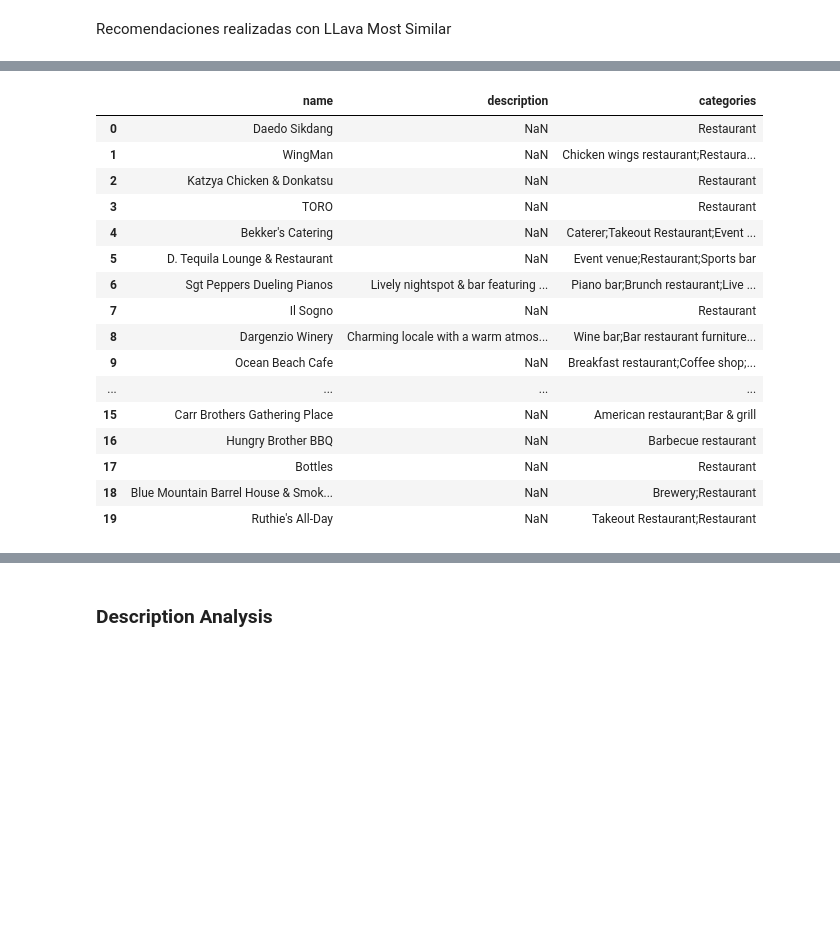
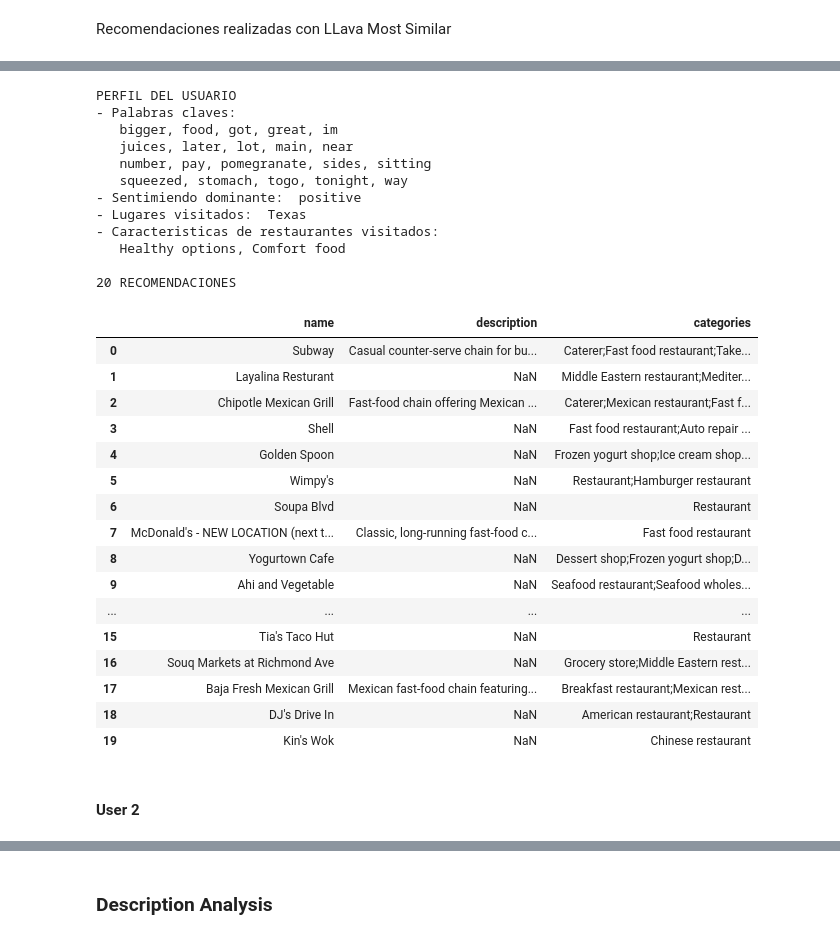
Before and after one commit to pedrozavalat/iic3633-proyecto, a Jupyter notebook: iic3633_LLaVA_Tiny 2.ipynb, the cells around one changed output, grey strips where cells are left out. Cells and saved outputs as stored; diff of their text form; code cells hidden in the pictures; blank space fills up the shorter version.

Commit message:
feat(example): Upload user profile function

```diff
--- a/iic3633_LLaVA_Tiny 2.ipynb
+++ b/iic3633_LLaVA_Tiny 2.ipynb
@@ -603,7 +701,12 @@ for x in x_train:
 ## Training functions
 # %%
 def get_test_embedding(user_id, reviews, mode='knn'):
-    # @Input: Obtenemos el id de un usuario y los ids de sus reviews realizadas
+    '''Funcion que entrega el embedding de testing de un usuario bajo los metodos
+    Mean o MostSimilar
+
+    @input: Obtenemos el id de un usuario y los ids de sus reviews realizadas
+    '''
+
     # Si el usuario solo hizo una review en testing, entonces retornamos el embedding de solo esa review.
     if len(reviews) <= 1:
         rev_id = reviews[0]
@@ -809,6 +912,3 @@ plt.show()
 # Results
 # %% [markdown]
 ## LLaVA - Most Similar
-# %%
-print('LLaVA (Case 1: Most Similar)')
-llava_most_sim_reclist = llava_train(train_users, test_users, mode='knn')
@@ -817,8 +915,10 @@ LLaVA (Case 1: Most Similar)
 # %% [markdown]
 ### Metrics
 # %%
-llava_most_sim_reclist10, llava_most_sim_reclist20 = {}, {}
+print('LLaVA (Case 1: Most Similar)')
+llava_most_sim_reclist10, llava_most_sim_reclist20, llava_most_sim_reclist30 = {}, {}, {}
 
 for user_id, reclists in llava_most_sim_reclist.items():
     llava_most_sim_reclist10[user_id] = reclists[10]
     llava_most_sim_reclist20[user_id] = reclists[20]
+    llava_most_sim_reclist30[user_id] = reclists[30]
@@ -845,4 +957,15 @@ Diversity@20: 0.7501805054151622
 # %% [markdown]
 ### Examples
+# %%
+# Buscamos diversos usuarios
+user1, user2, user3 = None, None, None
+while not (user1 and user2 and user3):
+    for user, recs in test_users.items():
+        if user1 == None and 1 <= len(recs) < 4:
+            user1 = user
+        if user2 == None and 4 <= len(recs) < 6:
+            user2 = user
+        if user3 == None and 8 <= len(recs):
+            user3 = user
 # %% [markdown]
 Recomendaciones realizadas con LLava Most Similar
@@ -867,23 +1001,34 @@ show_recommendations(
 # %%
-show_recommendations(
-    user=random_user,
-    reclist=llava_most_sim_reclist20['100012107238749468669']
-)
+show_recommendations(user=user1, reclist=llava_most_sim_reclist20[user1])
 # %% [output]
+PERFIL DEL USUARIO
+- Palabras claves:
+   bigger, food, got, great, im
+   juices, later, lot, main, near
+   number, pay, pomegranate, sides, sitting
+   squeezed, stomach, togo, tonight, way
+- Sentimiendo dominante:  positive
+- Lugares visitados:  Texas
+- Caracteristicas de restaurantes visitados:
+   Healthy options, Comfort food
+
+20 RECOMENDACIONES
 |  | name | description | categories |
-| 0 | Daedo Sikdang | NaN | Restaurant |
-| 1 | WingMan | NaN | Chicken wings restaurant;Restaura... |
-| 2 | Katzya Chicken & Donkatsu | NaN | Restaurant |
-| 3 | TORO | NaN | Restaurant |
-| 4 | Bekker's Catering | NaN | Caterer;Takeout Restaurant;Event ... |
-| 5 | D. Tequila Lounge & Restaurant | NaN | Event venue;Restaurant;Sports bar |
-| 6 | Sgt Peppers Dueling Pianos | Lively nightspot & bar featuring ... | Piano bar;Brunch restaurant;Live ... |
-| 7 | Il Sogno | NaN | Restaurant |
-| 8 | Dargenzio Winery | Charming locale with a warm atmos... | Wine bar;Bar restaurant furniture... |
-| 9 | Ocean Beach Cafe | NaN | Breakfast restaurant;Coffee shop;... |
+| 0 | Subway | Casual counter-serve chain for bu... | Caterer;Fast food restaurant;Take... |
+| 1 | Layalina Resturant | NaN | Middle Eastern restaurant;Mediter... |
+| 2 | Chipotle Mexican Grill | Fast-food chain offering Mexican ... | Caterer;Mexican restaurant;Fast f... |
+| 3 | Shell | NaN | Fast food restaurant;Auto repair ... |
+| 4 | Golden Spoon | NaN | Frozen yogurt shop;Ice cream shop... |
+| 5 | Wimpy's | NaN | Restaurant;Hamburger restaurant |
+| 6 | Soupa Blvd | NaN | Restaurant |
+| 7 | McDonald's - NEW LOCATION (next t... | Classic, long-running fast-food c... | Fast food restaurant |
+| 8 | Yogurtown Cafe | NaN | Dessert shop;Frozen yogurt shop;D... |
+| 9 | Ahi and Vegetable | NaN | Seafood restaurant;Seafood wholes... |
 | ... | ... | ... | ... |
-| 15 | Carr Brothers Gathering Place | NaN | American restaurant;Bar & grill |
-| 16 | Hungry Brother BBQ | NaN | Barbecue restaurant |
-| 17 | Bottles | NaN | Restaurant |
-| 18 | Blue Mountain Barrel House & Smok... | NaN | Brewery;Restaurant |
-| 19 | Ruthie's All-Day | NaN | Takeout Restaurant;Restaurant |
+| 15 | Tia's Taco Hut | NaN | Restaurant |
+| 16 | Souq Markets at Richmond Ave | NaN | Grocery store;Middle Eastern rest... |
+| 17 | Baja Fresh Mexican Grill | Mexican fast-food chain featuring... | Breakfast restaurant;Mexican rest... |
+| 18 | DJ's Drive In | NaN | American restaurant;Restaurant |
+| 19 | Kin's Wok | NaN | Chinese restaurant |
+# %% [markdown]
+#### User 2
```
Also changed, not shown: parts of 42 cells of this notebook.
